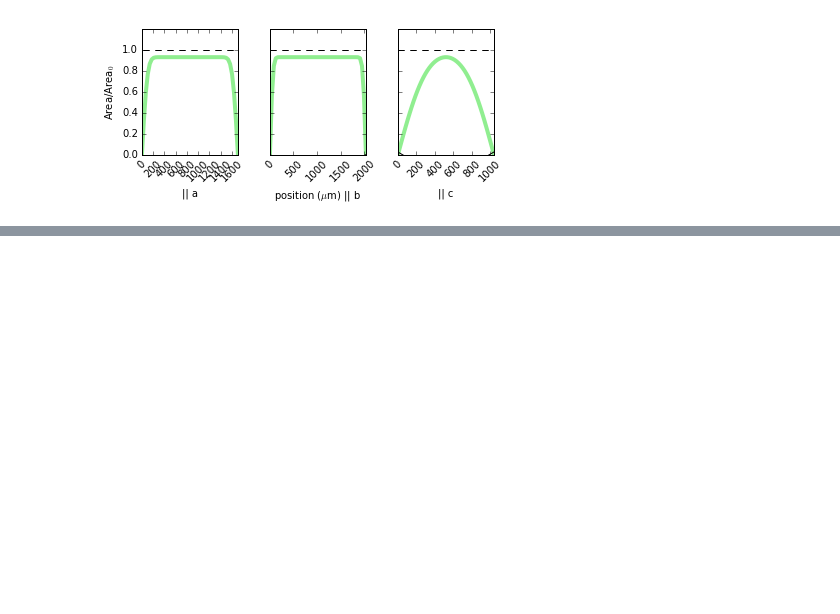
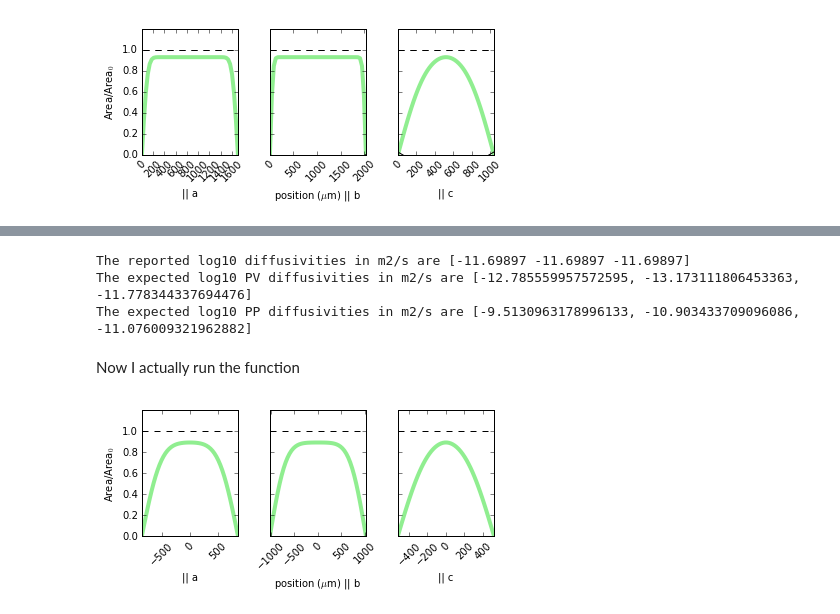
Before and after one commit to EFerriss/Pynams, a Jupyter notebook: examples_and_discussions/quick bulk H diffusion in olivine block.ipynb, the cells around one changed output, grey strips where cells are left out. Saved outputs shown, nothing was run; the diff lists cells and outputs as text; code cells hidden in the pictures; blank space fills up the shorter version.

```diff
--- a/examples_and_discussions/quick bulk H diffusion in olivine block.ipynb
+++ b/examples_and_discussions/quick bulk H diffusion in olivine block.ipynb
@@ -86,0 +178,28 @@ figure, axes = dlib.fast_vs_slow(celsius=1000., sample=SD7, minutes=60.*5., prin
+# %%
+# Here I set up the variables that will go into the function
+sample = SD7 # If I decide to do the same thing with another sample, I only have to change one thing
+a = sample.twoA_list[0]
+b = sample.twoB_list[0]
+c = sample.twoC_list[0]
+time_seconds = 5. * 3600.
+
+reported_diffusivities_in_each_direction_in_m2s = [2e-12, 2e-12, 2e-12]
+# I imported numpy at the beginning so I could do this nex step
+# It's good practice to keep all of your imports at the top so a new person can see everything they will need to run the code
+log10D = np.log10(reported_diffusivities_in_each_direction_in_m2s)
+
+print 'The reported log10 diffusivities in m2/s are', log10D
+print 'The expected log10 PV diffusivities in m2/s are', dlib.KM98_slow.whatIsD(celsius=1000,)[0:3]
+print 'The expected log10 PP diffusivities in m2/s are', dlib.KM98_fast.whatIsD(celsius=1000,)[0:3]
+# %% [output]
+The reported log10 diffusivities in m2/s are [-11.69897 -11.69897 -11.69897]
+The expected log10 PV diffusivities in m2/s are [-12.785559957572595, -13.173111806453363, -11.778344337694476]
+The expected log10 PP diffusivities in m2/s are [-9.5130963178996133, -10.903433709096086, -11.076009321962882]
+# %% [markdown]
+Now I actually run the function
+# %%
+figure, axes, v, x, y = diffusion.diffusion3Dnpi(lengths_microns=[a, b, c],
+                                              log10Ds_m2s=log10D,
+                                              time_seconds=time_seconds)
+# %% [output]
+[figure, added]
```
Also changed, not shown: parts of 44 cells of this notebook.
